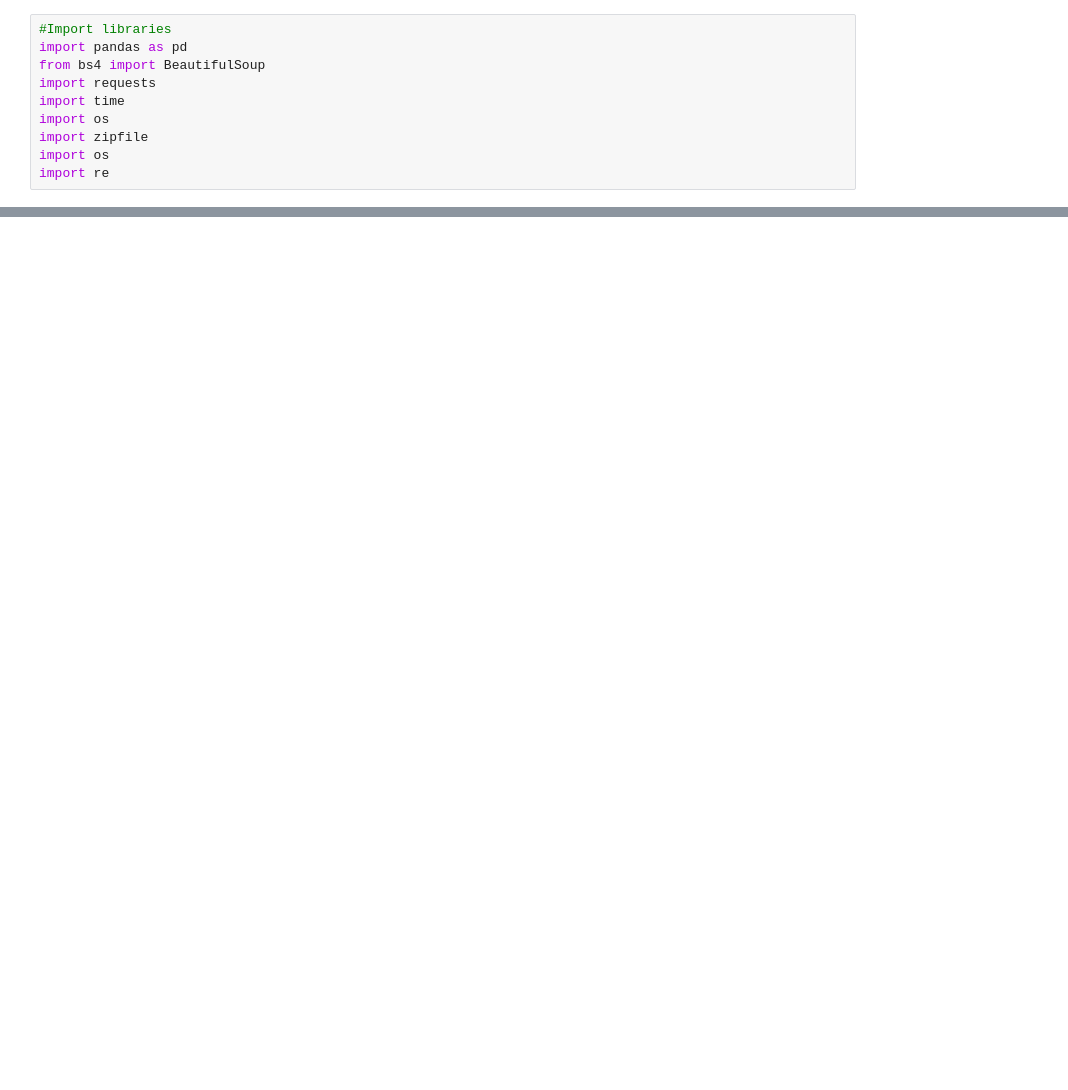
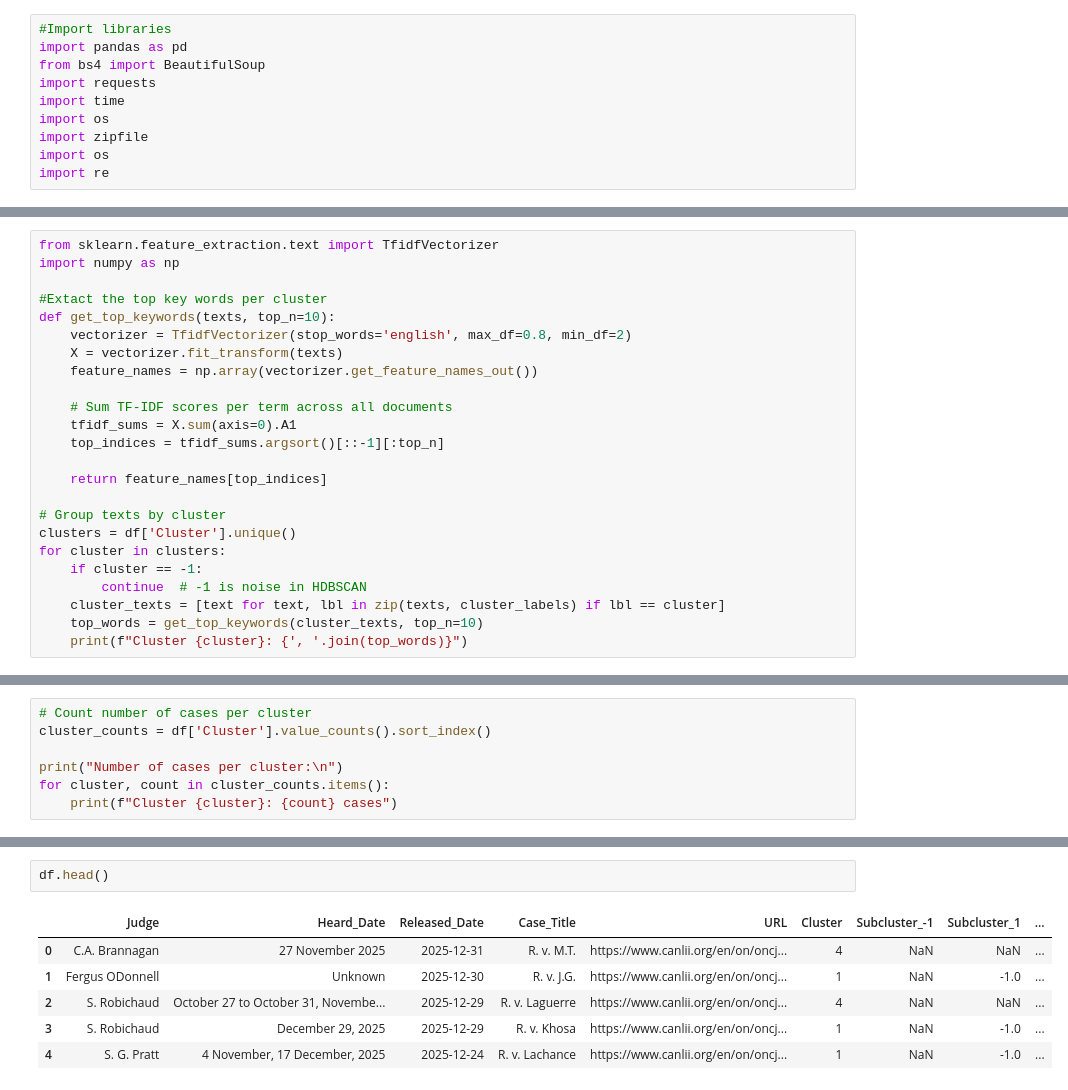
Before and after one commit to romane-lg/Ontario-Court-Cases, a Jupyter notebook: notebook.ipynb, the cells around one changed output, grey strips where cells are left out. Drawn from its saved outputs; the diff is of its cells as text; blank space fills up the shorter version.

```diff
--- a/notebook.ipynb
+++ b/notebook.ipynb
@@ -285,0 +117,24 @@ Number of texts: 510
+# %%
+from sklearn.feature_extraction.text import TfidfVectorizer
+import numpy as np
+
+#Extact the top key words per cluster
+def get_top_keywords(texts, top_n=10):
+    vectorizer = TfidfVectorizer(stop_words='english', max_df=0.8, min_df=2)
+    X = vectorizer.fit_transform(texts)
+    feature_names = np.array(vectorizer.get_feature_names_out())
+
+    # Sum TF-IDF scores per term across all documents
+    tfidf_sums = X.sum(axis=0).A1
+    top_indices = tfidf_sums.argsort()[::-1][:top_n]
+
+    return feature_names[top_indices]
+
+# Group texts by cluster
+clusters = df['Cluster'].unique()
+for cluster in clusters:
+    if cluster == -1:
+        continue  # -1 is noise in HDBSCAN
+    cluster_texts = [text for text, lbl in zip(texts, cluster_labels) if lbl == cluster]
+    top_words = get_top_keywords(cluster_texts, top_n=10)
+    print(f"Cluster {cluster}: {', '.join(top_words)}")
@@ -285,0 +194,7 @@ Number of texts: 510
+# %%
+# Count number of cases per cluster
+cluster_counts = df['Cluster'].value_counts().sort_index()
+
+print("Number of cases per cluster:\n")
+for cluster, count in cluster_counts.items():
+    print(f"Cluster {cluster}: {count} cases")
@@ -285,0 +356,9 @@ Number of texts: 510
+# %%
+df.head()
+# %% [output]
+|  | Judge | Heard_Date | Released_Date | Case_Title | URL | Cluster | Subcluster_-1 | Subcluster_1 | ... |
+| 0 | C.A. Brannagan | 27 November 2025 | 2025-12-31 | R. v. M.T. | https://www.canlii.org/en/on/oncj... | 4 | NaN | NaN | ... |
+| 1 | Fergus ODonnell | Unknown | 2025-12-30 | R. v. J.G. | https://www.canlii.org/en/on/oncj... | 1 | NaN | -1.0 | ... |
+| 2 | S. Robichaud | October 27 to October 31, Novembe... | 2025-12-29 | R. v. Laguerre | https://www.canlii.org/en/on/oncj... | 4 | NaN | NaN | ... |
+| 3 | S. Robichaud | December 29, 2025 | 2025-12-29 | R. v. Khosa | https://www.canlii.org/en/on/oncj... | 1 | NaN | -1.0 | ... |
+| 4 | S. G. Pratt | 4 November, 17 December, 2025 | 2025-12-24 | R. v. Lachance | https://www.canlii.org/en/on/oncj... | 1 | NaN | -1.0 | ... |
```
Also changed, not shown: parts of 36 cells of this notebook.
